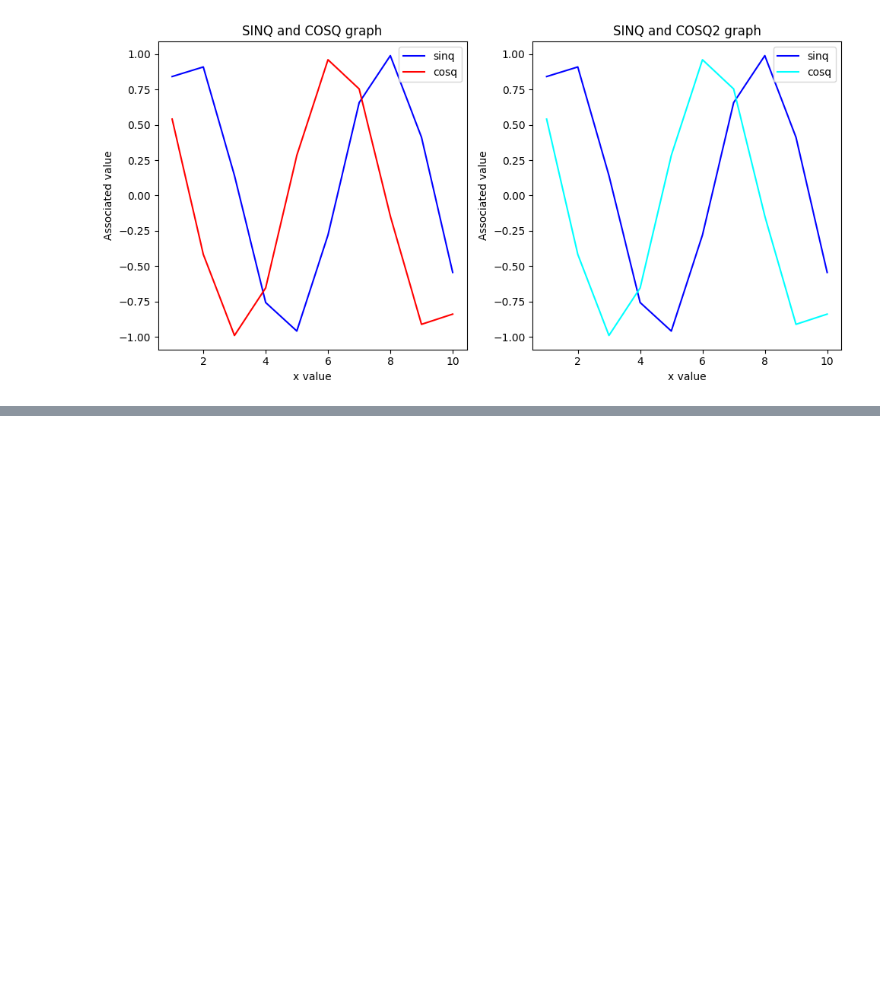
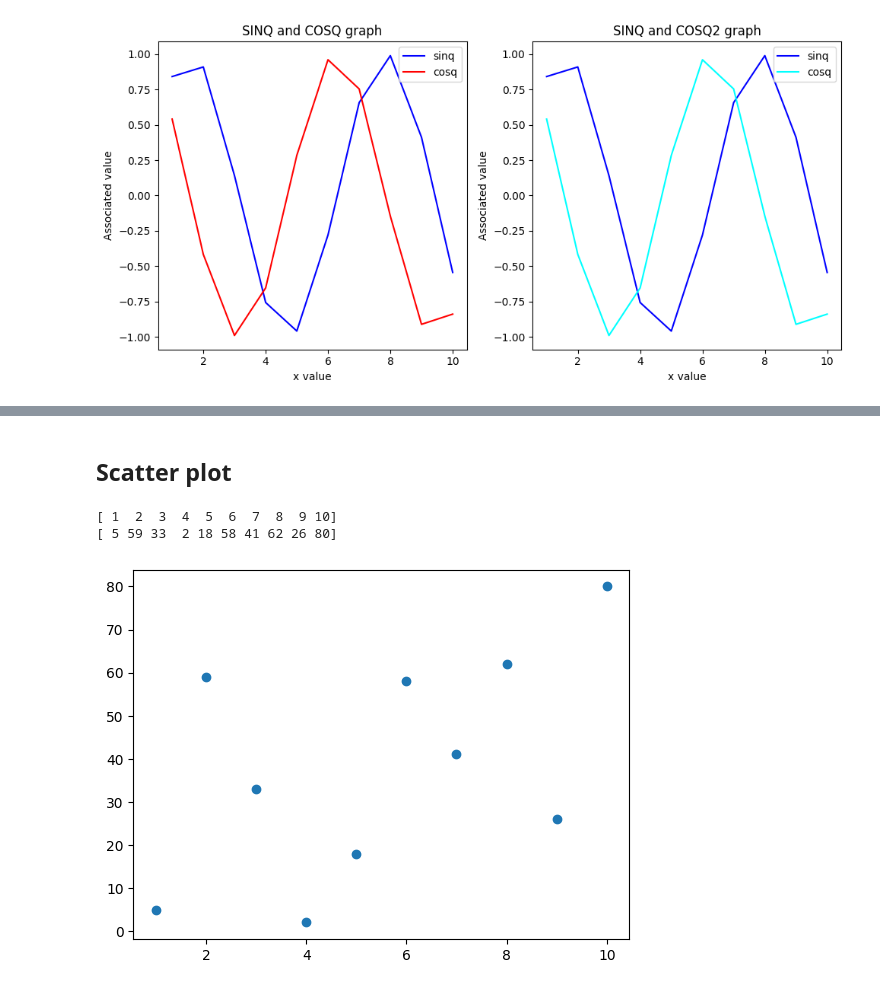
Before and after one commit to shuvadippal08/all_tasks_python, a Jupyter notebook: Matplotlib.ipynb, the cells around one changed output, grey strips where cells are left out. Saved outputs shown, nothing was run; the diff lists cells and outputs as text; code cells hidden in the pictures; blank space fills up the shorter version.

```diff
--- a/Matplotlib.ipynb
+++ b/Matplotlib.ipynb
@@ -209,0 +217,14 @@ plt.show()
+# %% [markdown]
+## **Scatter plot**
+# %%
+x = np.arange(1,11)
+y = np.random.randint(1,100,10)
+print(x,y,sep='\n')
+# %% [output]
+[ 1  2  3  4  5  6  7  8  9 10]
+[ 5 59 33  2 18 58 41 62 26 80]
+# %%
+plt.scatter(x,y)
+plt.show()
+# %% [output]
+[figure, added]
```
Also changed, not shown: parts of 4 cells of this notebook.
